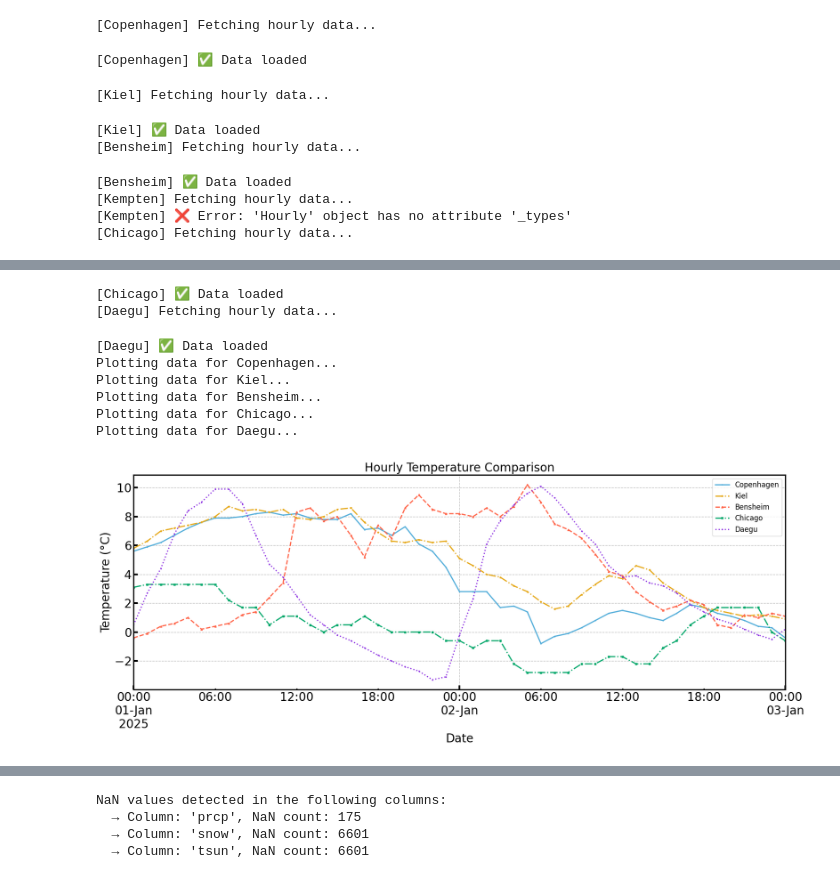
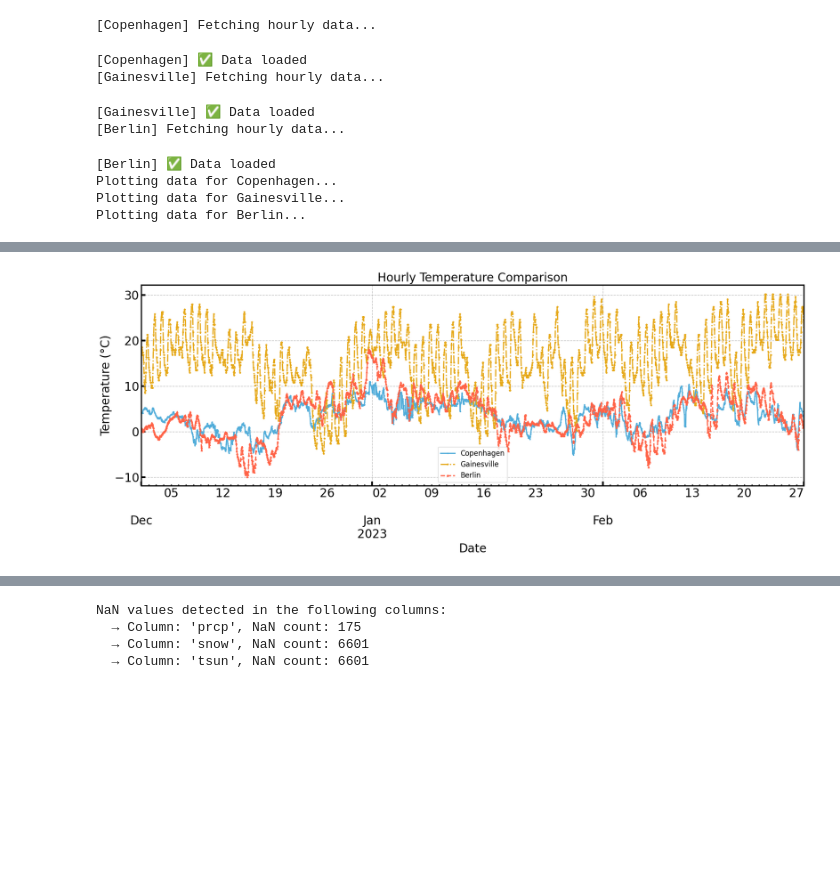
Before and after one commit to KUcyans/MeteoFormer, a Jupyter notebook: HourlyFetch.ipynb, the cells around one changed output, grey strips where cells are left out. Drawn from its saved outputs; the diff is of its cells as text; code cells hidden in the pictures; blank space fills up the shorter version.

```diff
--- a/HourlyFetch.ipynb
+++ b/HourlyFetch.ipynb
@@ -17,11 +17,13 @@ setMplParam()
 # Point object automatically finds the nearest weather station with a given lat/lon pair
 locations = {
              'Copenhagen': Point(lat=55.6761, lon=12.5683),
-             'Kiel': Point(lat=54.3233, lon=10.1228, alt=10),
-             'Bensheim': Point(lat=49.6780, lon=8.6220, alt=10),
-             'Kempten': Point(lat=47.7245, lon=10.1708, alt=10),
-             'Chicago': Point(lat=41.8781, lon=-87.6298, alt=10),
-             'Daegu': Point(lat=35.8714, lon=128.6014, alt=10),
+            #  'Kiel': Point(lat=54.3233, lon=10.1228, alt=10),
+            #  'Bensheim': Point(lat=49.6780, lon=8.6220, alt=10),
+            #  'Kempten': Point(lat=47.7245, lon=10.1708, alt=10),
+            #  'Chicago': Point(lat=41.8781, lon=-87.6298, alt=10),
+            #  'Daegu': Point(lat=35.8714, lon=128.6014, alt=10),
+             'Gainesville': Point(lat=29.6516, lon=-82.3248, alt=10),
+             'Berlin': Point(lat=52.5200, lon=13.4050, alt=10),
              }
 # %%
 def get_hourly_example(location: Point, start: datetime, end: datetime ) -> pd.DataFrame:
@@ -65,12 +80,12 @@ def run(start: datetime, end: datetime) -> None:
 # %%
-run(start=datetime(2025, 1, 1), end=datetime(2025, 1, 3))
+run(start=datetime(2022, 12, 1), end=datetime(2023, 2, 28))
 # %% [output]
 [Copenhagen] Fetching hourly data...
 [Copenhagen] ✅ Data loaded
+[Gainesville] Fetching hourly data...
-[Kiel] Fetching hourly data...
+[Gainesville] ✅ Data loaded
+[Berlin] Fetching hourly data...
-[Kiel] ✅ Data loaded
-[Bensheim] Fetching hourly data...
+[Berlin] ✅ Data loaded
+Plotting data for Copenhagen...
+Plotting data for Gainesville...
+Plotting data for Berlin...
-[Bensheim] ✅ Data loaded
-[Kempten] Fetching hourly data...
-[Kempten] ❌ Error: 'Hourly' object has no attribute '_types'
-[Chicago] Fetching hourly data...
@@ -78,9 +92 @@ RuntimeWarning: divide by zero encountered in log
-[Chicago] ✅ Data loaded
-[Daegu] Fetching hourly data...
-[Daegu] ✅ Data loaded
-Plotting data for Copenhagen...
-Plotting data for Kiel...
-Plotting data for Bensheim...
-Plotting data for Chicago...
-Plotting data for Daegu...
-[figure, old version]
+[figure, new version]
```
Also changed, not shown: parts of 4 cells of this notebook, 4 other files.
